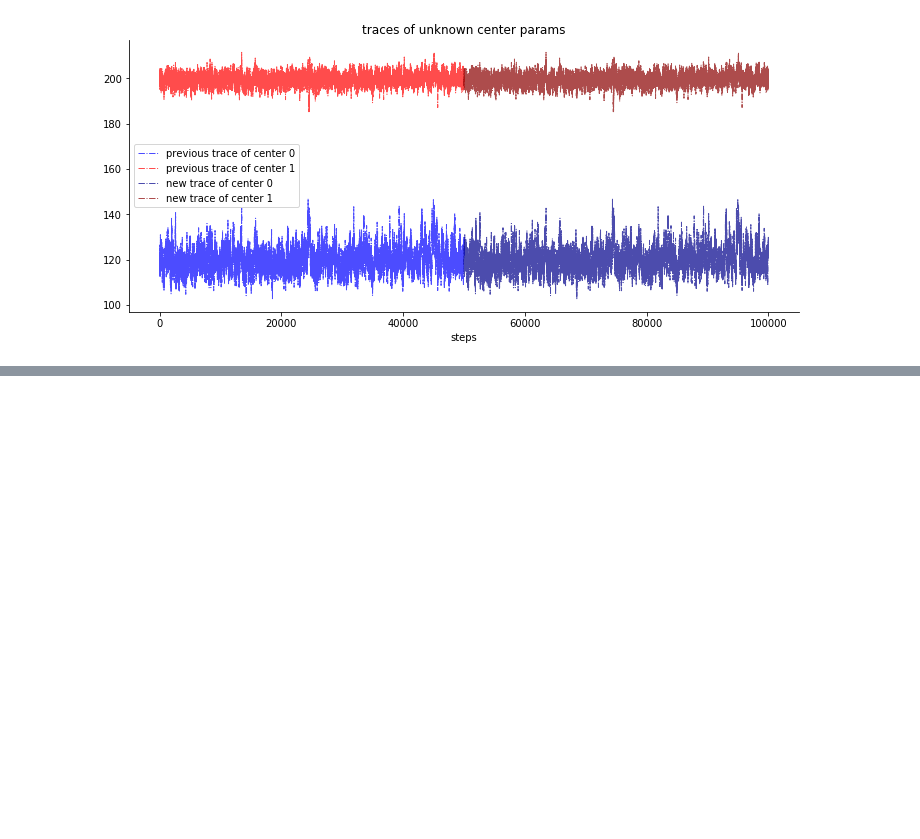
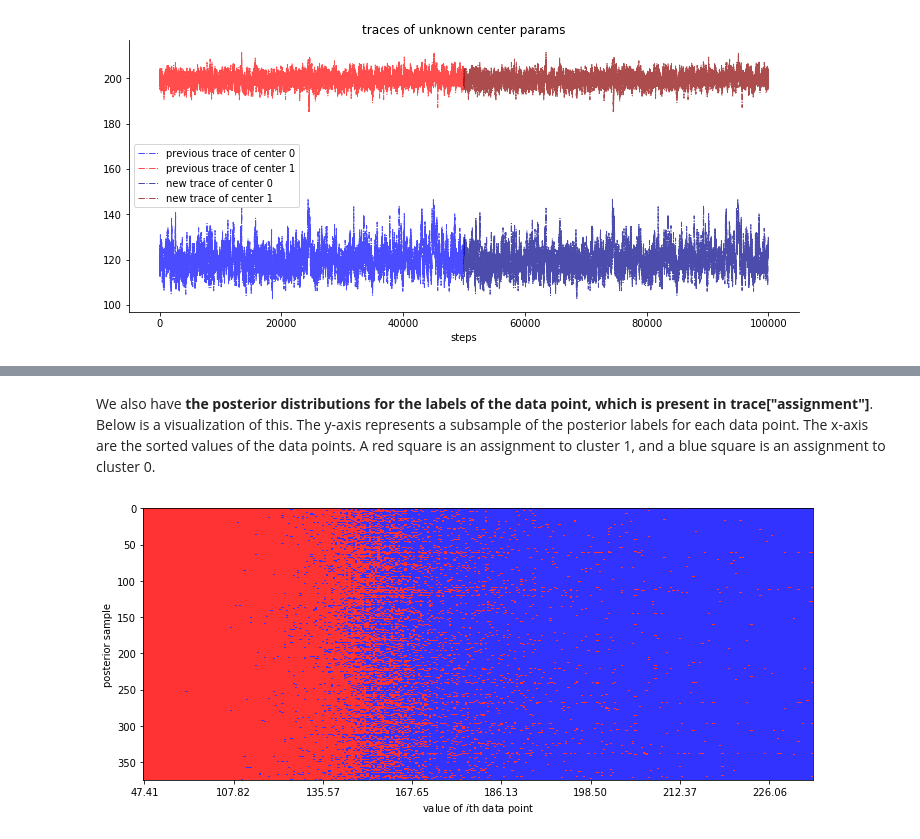
Before and after one commit to rmania/datascience, a Jupyter notebook: ml_models/2_1_bayesian_models_MCMC.ipynb, the cells around one changed output, grey strips where cells are left out. Saved outputs shown, nothing was run; the diff lists cells and outputs as text; code cells hidden in the pictures; blank space fills up the shorter version.

```diff
--- a/ml_models/2_1_bayesian_models_MCMC.ipynb
+++ b/ml_models/2_1_bayesian_models_MCMC.ipynb
@@ -292,0 +299,15 @@ remove_borders(ax)
+# %% [markdown]
+We also have **the posterior distributions for the labels of the data point, which is present in trace["assignment"]**. Below is a visualization of this. The y-axis represents a subsample of the posterior labels for each data point. The x-axis are the sorted values of the data points. A red square is an assignment to cluster 1, and a blue square is an assignment to cluster 0.
+# %%
+from matplotlib.colors import ListedColormap, LinearSegmentedColormap
+cmap = ListedColormap(col)
+
+fig, ax = plt.subplots(figsize=[12,5])
+
+ax.imshow(trace['assigment'][::400, np.argsort(data)], cmap=cmap, aspect='auto',
+          alpha=.8)
+_ = plt.xticks(np.arange(0, data.shape[0], 40),
+       ["%.2f" % s for s in np.sort(data)[::40]])
+_ = ax.set(ylabel = "posterior sample",  xlabel = "value of $i$th data point")
+# %% [output]
+[figure, added]
```
Also changed, not shown: parts of 3 cells of this notebook.
